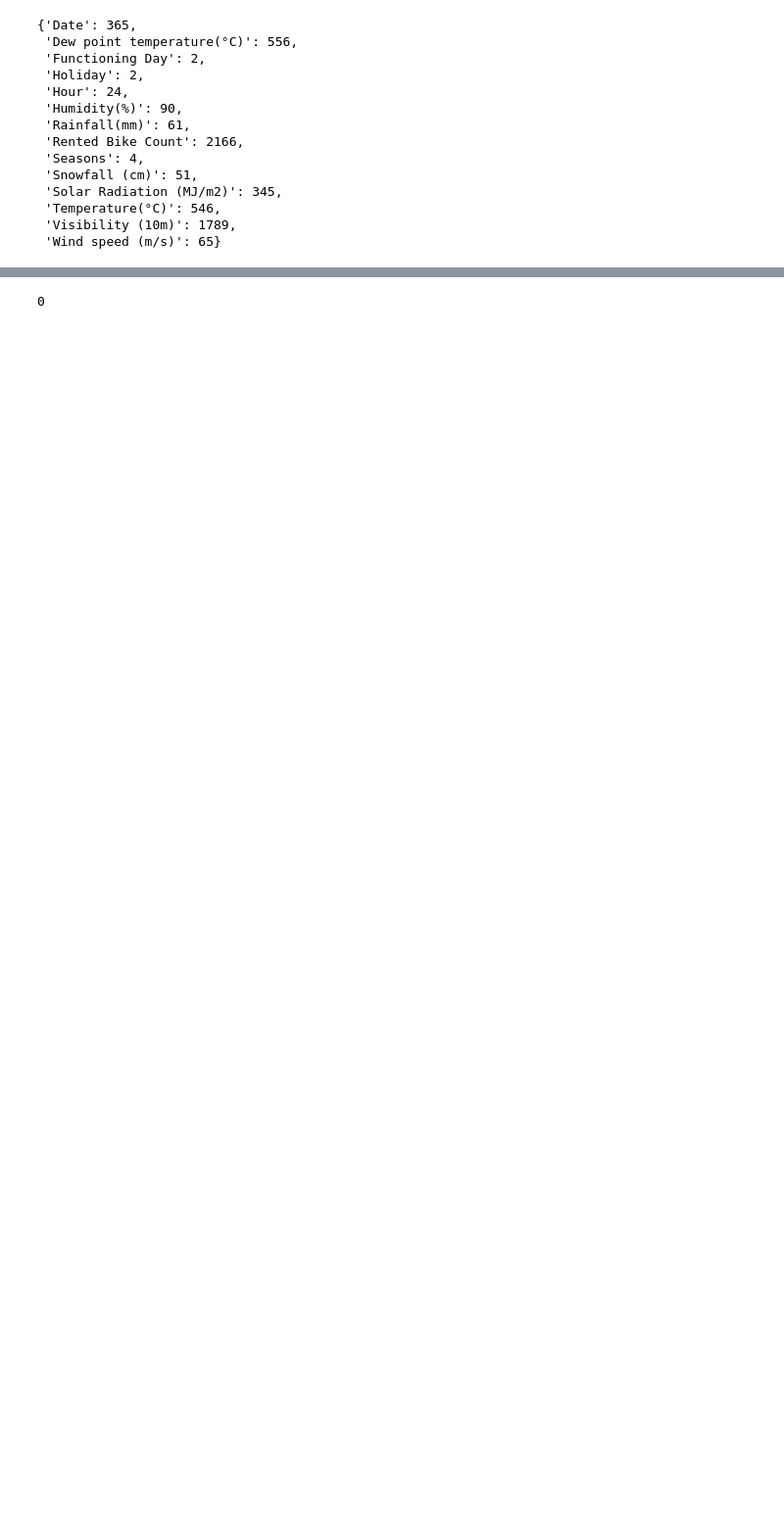
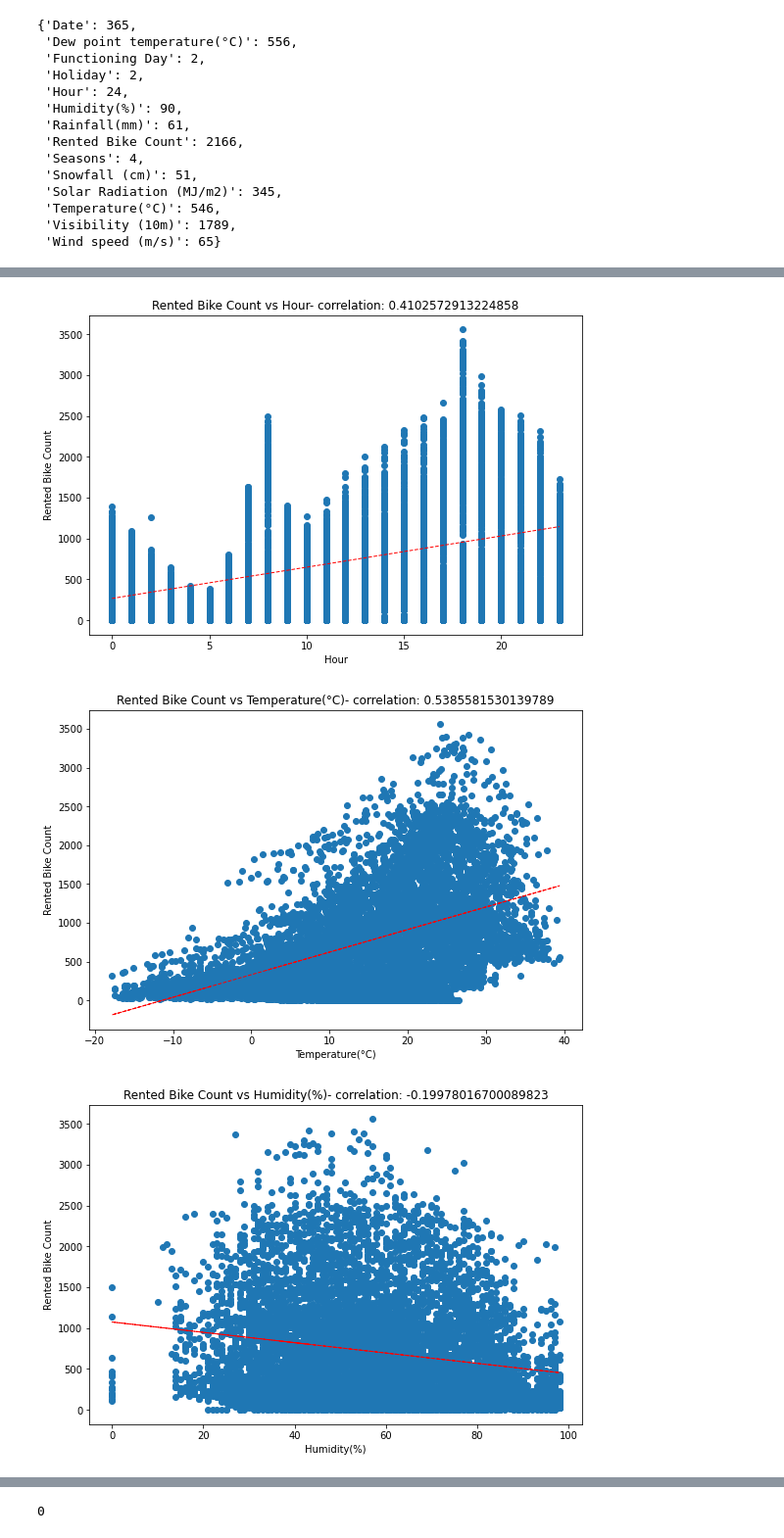
Before and after one commit to kumarlova/Bike-sharing-demand-prediction, a Jupyter notebook: Copy_of_Bike_Sharing_Demand_Prediction_Capstone_Project.ipynb, the cells around one changed output, grey strips where cells are left out. Shown at 98% size. Cells and saved outputs as stored; diff of their text form; code cells hidden in the pictures; blank space fills up the shorter version.

```diff
--- a/Copy_of_Bike_Sharing_Demand_Prediction_Capstone_Project.ipynb
+++ b/Copy_of_Bike_Sharing_Demand_Prediction_Capstone_Project.ipynb
@@ -141,0 +202,22 @@ _dict_
+# %%
+#Finding the correlation between numerical feature to Rented bike count
+for col in numeric_features[1:-1]:
+    fig = plt.figure(figsize=(9, 6))
+    ax = fig.gca()
+    feature = df[col]
+    label = df['Rented Bike Count']
+    correlation = feature.corr(label)
+    plt.scatter(x=feature, y=label)
+    plt.xlabel(col)
+    plt.ylabel('Rented Bike Count')
+    ax.set_title('Rented Bike Count vs ' + col + '- correlation: ' + str(correlation))
+    z = np.polyfit(df[col], df['Rented Bike Count'], 1)
+    y_hat = np.poly1d(z)(df[col])
+
+    plt.plot(df[col], y_hat, "r--", lw=1)
+
+plt.show()
+# %% [output]
+[figure, added]
+[figure, added]
+[figure, added]
```
Also changed, not shown: parts of 112 cells of this notebook.
